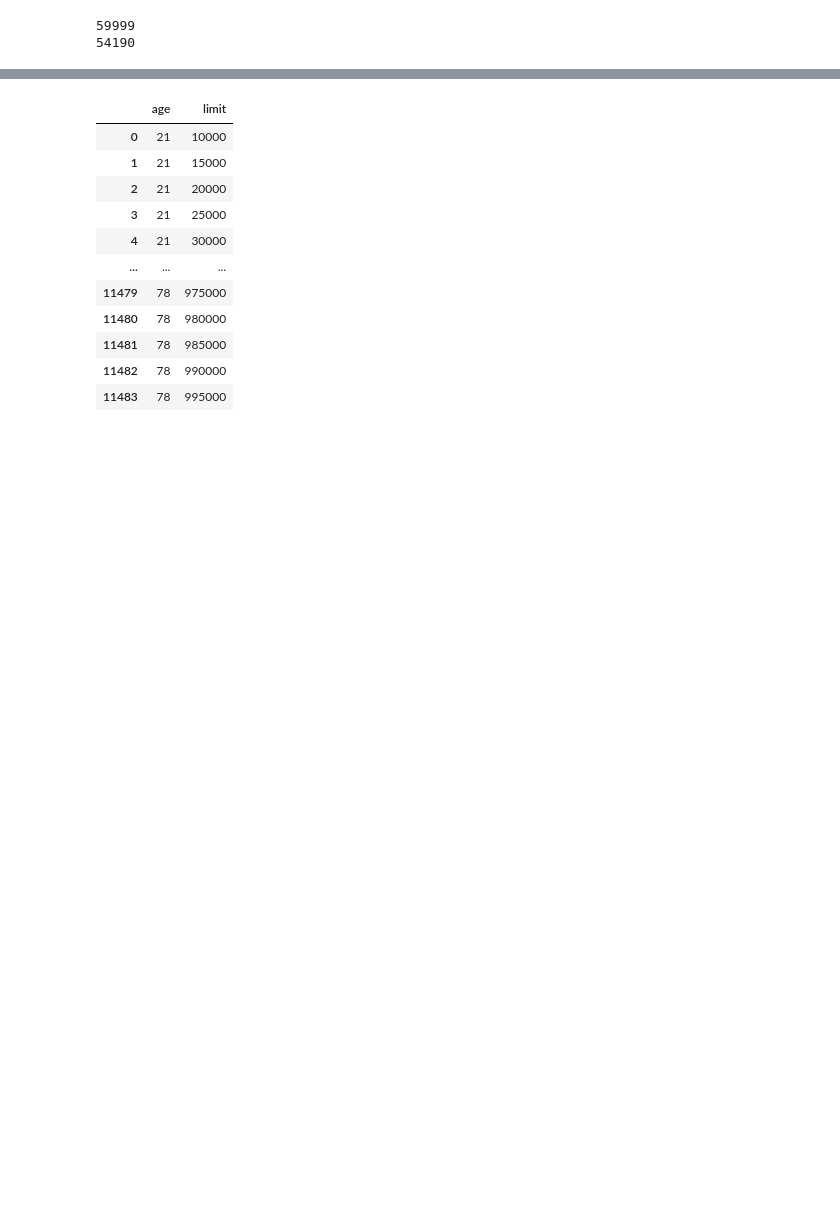
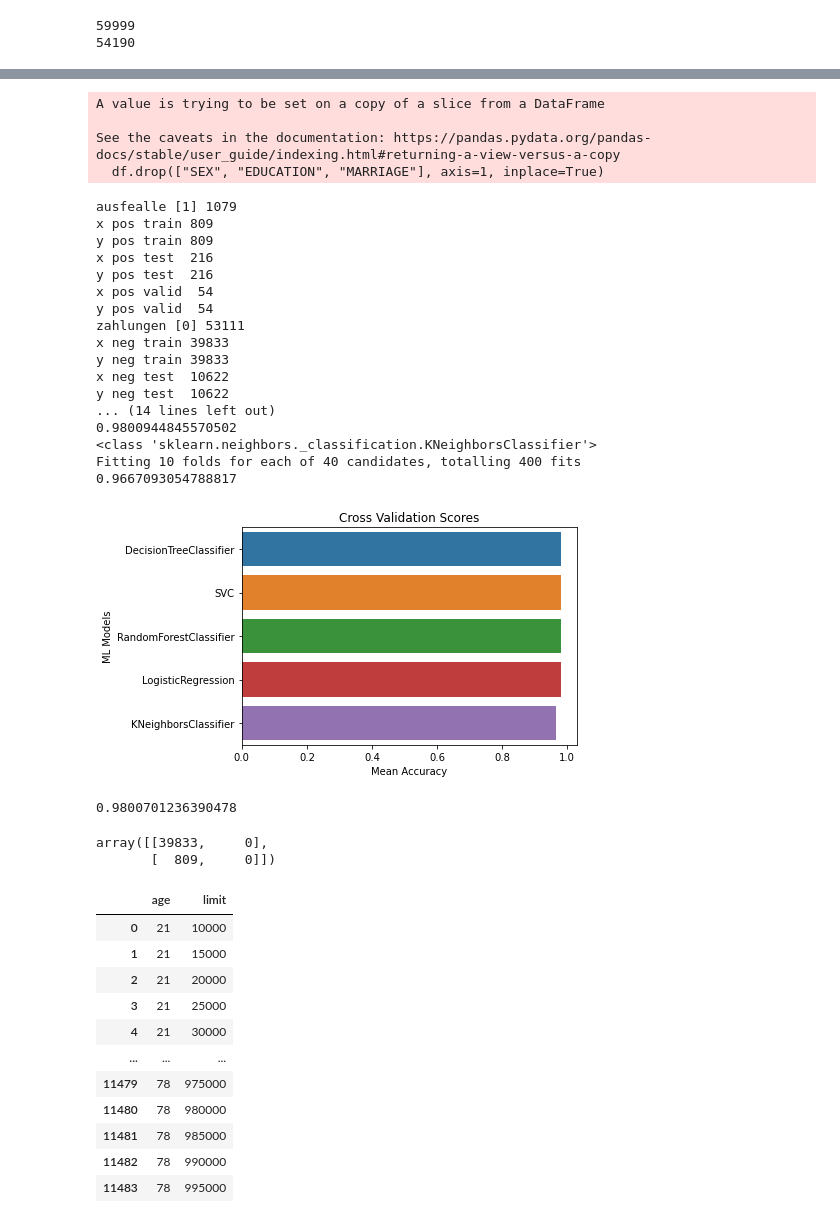
Before and after one commit to janbraunsdorff/Data-Journey, a Jupyter notebook: kredit-001_deskriptive.ipynb, the cells around one changed output, grey strips where cells are left out. Saved outputs shown, nothing was run; the diff lists cells and outputs as text; code cells hidden in the pictures; blank space fills up the shorter version.

```diff
--- a/kredit-001_deskriptive.ipynb
+++ b/kredit-001_deskriptive.ipynb
@@ -661,3 +614,34 @@ KeyboardInterrupt:
+# %%
+df.drop(["SEX", "EDUCATION", "MARRIAGE"], axis=1, inplace=True)
+votingC_1, X_train, X_test, y_train, y_test = run(df)
+pred = votingC_1.predict(X_train)
+confusion_matrix(y_train, pred)
+# %% [output]
+A value is trying to be set on a copy of a slice from a DataFrame
+
+See the caveats in the documentation: https://pandas.pydata.org/pandas-docs/stable/user_guide/indexing.html#returning-a-view-versus-a-copy
+  df.drop(["SEX", "EDUCATION", "MARRIAGE"], axis=1, inplace=True)
+ausfealle [1] 1079
+x pos train 809
+y pos train 809
+x pos test  216
+y pos test  216
+x pos valid  54
+y pos valid  54
+zahlungen [0] 53111
+x neg train 39833
+y neg train 39833
+x neg test  10622
+y neg test  10622
+... (14 lines left out)
+0.9800944845570502
+<class 'sklearn.neighbors._classification.KNeighborsClassifier'>
+Fitting 10 folds for each of 40 candidates, totalling 400 fits
+0.9667093054788817
+[figure, added]
+0.9800701236390478
+array([[39833,     0],
+       [  809,     0]])
 # %%
 # Heatmap
 x = np.array(range(21, 79, 1))
```
Also changed, not shown: parts of 11 cells of this notebook.
